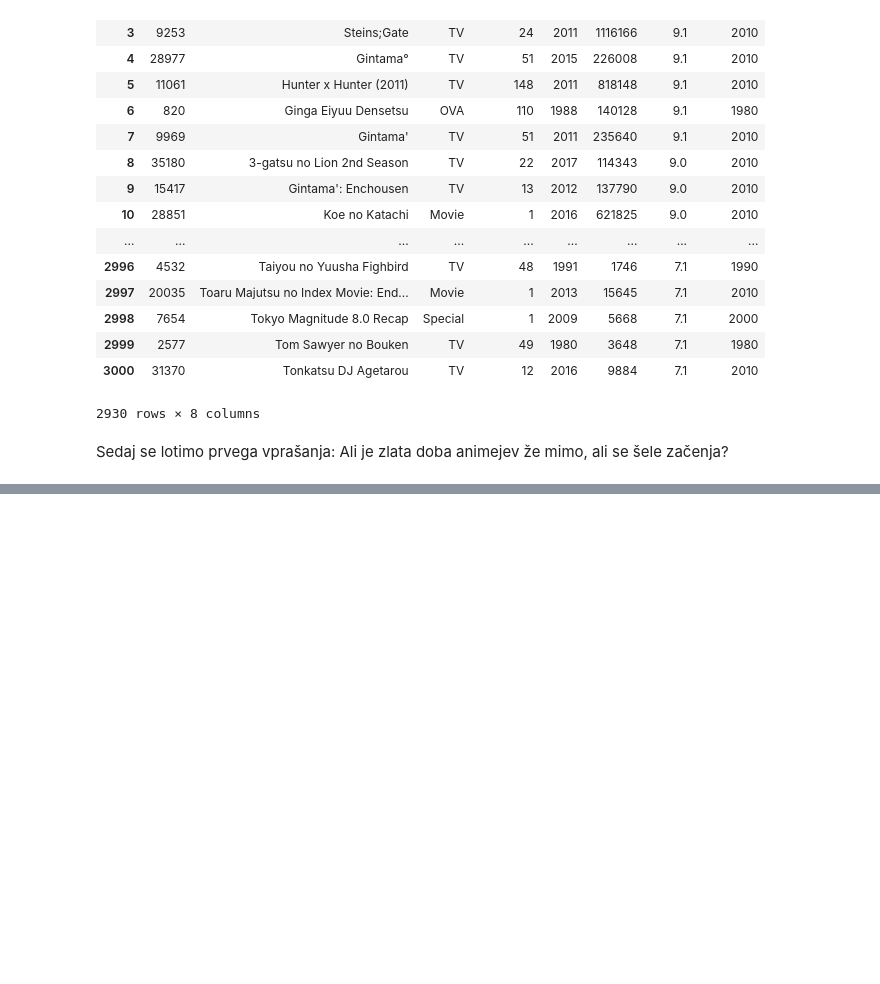
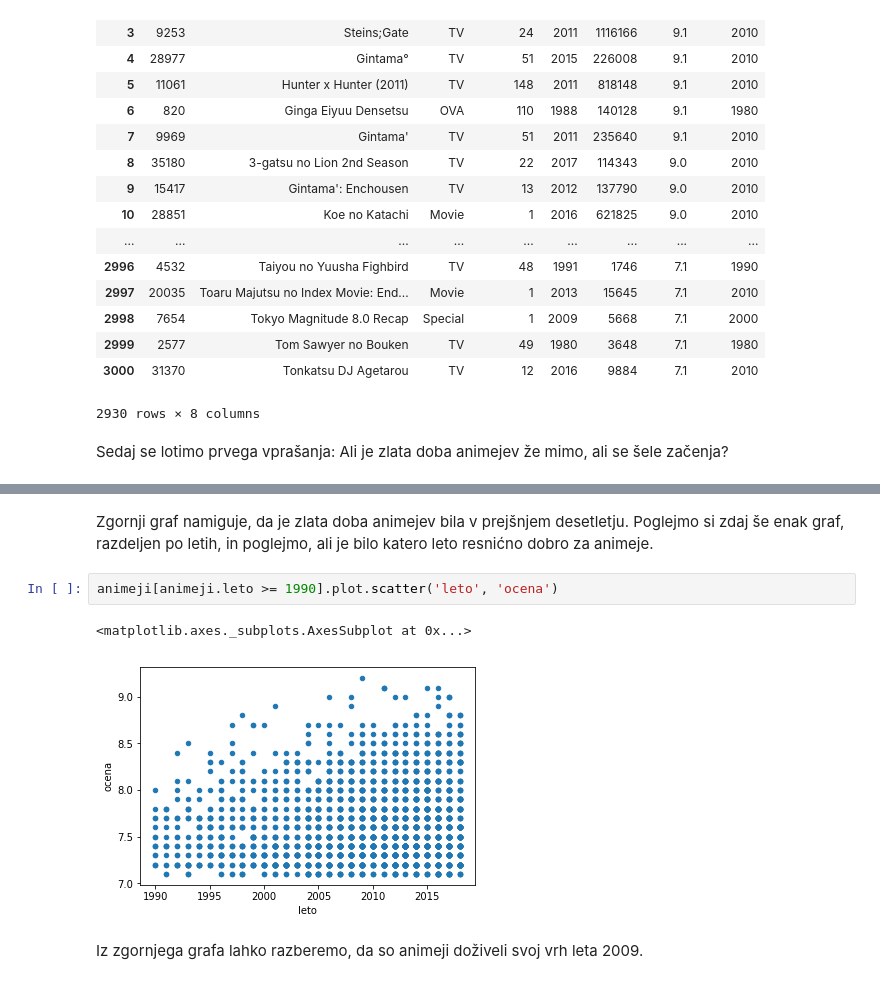
Before and after one commit to TheJim123/Programiranje-1-projektna, a Jupyter notebook: Projektna/Projekt.ipynb, the cells around one changed output, grey strips where cells are left out. Saved outputs shown, nothing was run; the diff lists cells and outputs as text; blank space fills up the shorter version.

Commit message:
Dodal dva grafa (hura, deluje!)

```diff
--- a/Projektna/Projekt.ipynb
+++ b/Projektna/Projekt.ipynb
@@ -178,0 +178,9 @@ animeji[animeji.ocena >= 9.0].plot.scatter('desetletje', 'ocena')
+# %% [markdown]
+Zgornji graf namiguje, da je zlata doba animejev bila v prejšnjem desetletju. Poglejmo si zdaj še enak graf, razdeljen po letih, in poglejmo, ali je bilo katero leto resnićno dobro za animeje.
+# %%
+animeji[animeji.leto >= 1990].plot.scatter('leto', 'ocena')
+# %% [output]
+<matplotlib.axes._subplots.AxesSubplot at 0x...>
+[figure, added]
+# %% [markdown]
+Iz zgornjega grafa lahko razberemo, da so animeji doživeli svoj vrh leta 2009.
```
Also changed, not shown: parts of 3 cells of this notebook, 1 other file.
